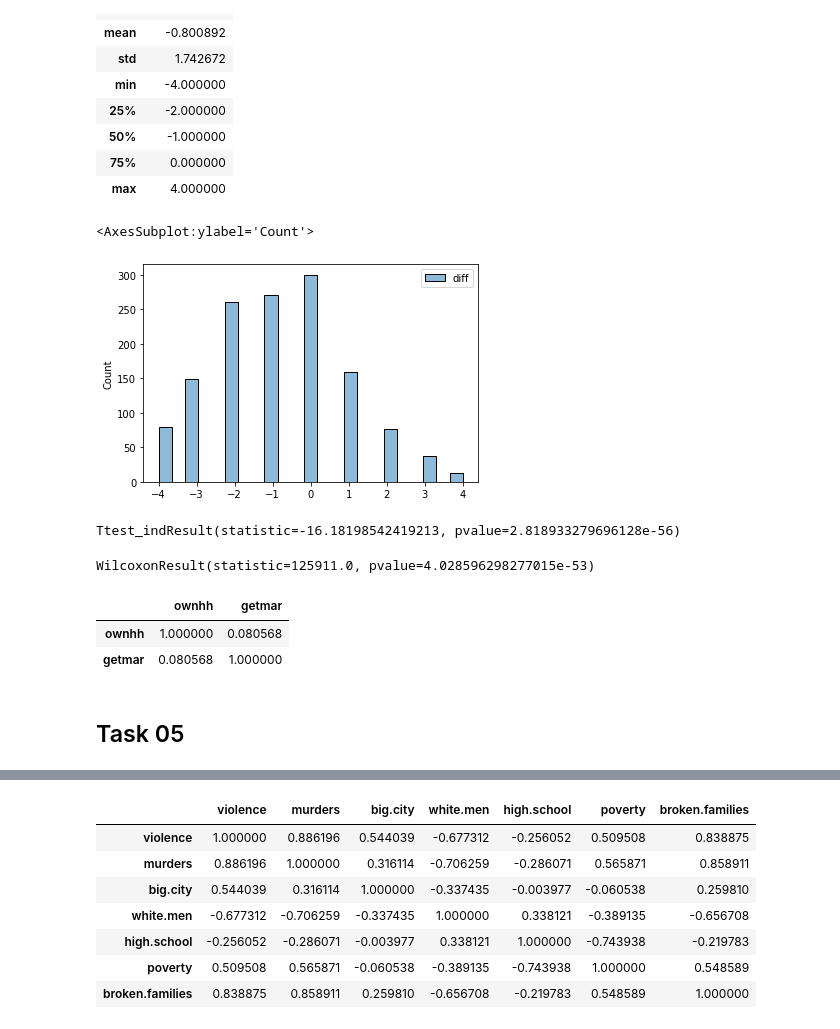
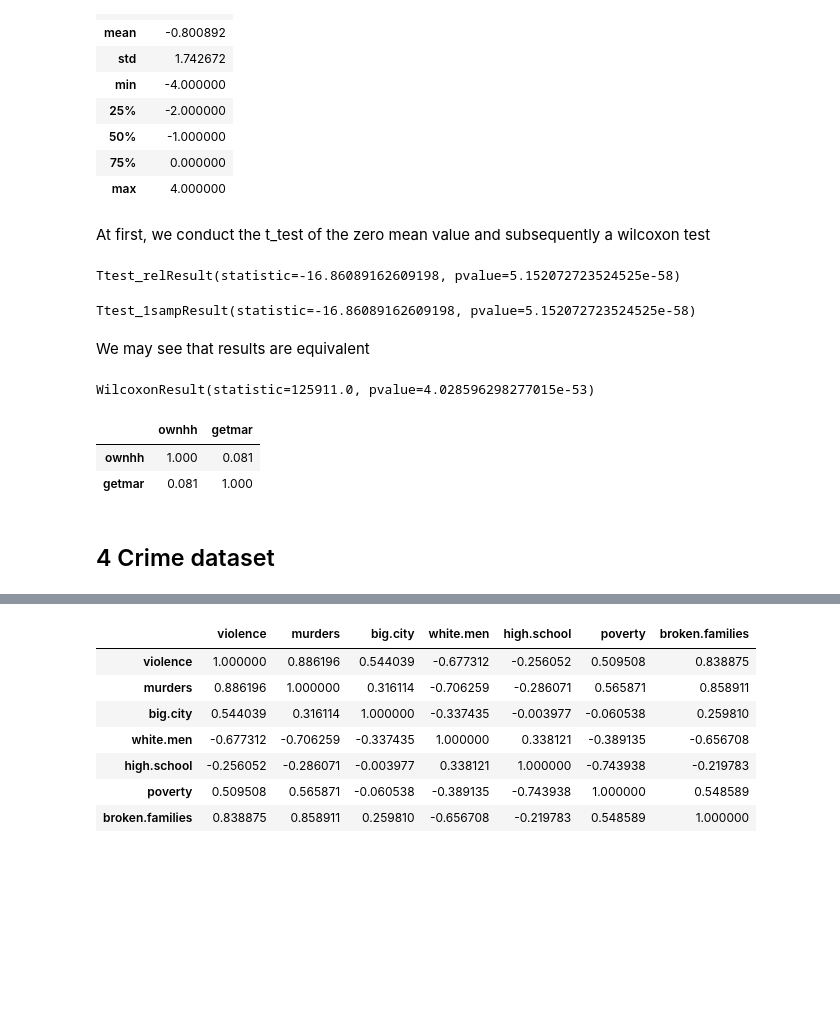
Before and after one commit to VondracekS/VSM, a Jupyter notebook: Notebooks/exc_02.ipynb, the cells around one changed output, grey strips where cells are left out. Saved outputs shown, nothing was run; the diff lists cells and outputs as text; code cells hidden in the pictures; blank space fills up the shorter version.

```diff
--- a/Notebooks/exc_02.ipynb
+++ b/Notebooks/exc_02.ipynb
@@ -75,26 +151,29 @@ hh_marriage[['diff']].describe()
 | 50% | -1.000000 |
 | 75% | 0.000000 |
 | max | 4.000000 |
-# %%
-sns.histplot(hh_marriage[['diff']])
-# %% [output]
-<AxesSubplot:ylabel='Count'>
-[figure, removed]
+# %% [markdown]
+At first, we conduct the t_test of the zero mean value and subsequently a wilcoxon test
 # %%
-stats.ttest_ind(hh_marriage['ownhh'], hh_marriage['getmar'])
+stats.ttest_rel(hh_marriage['ownhh'], hh_marriage['getmar'])
 # %% [output]
-Ttest_indResult(statistic=-16.18198542419213, pvalue=2.818933279696128e-56)
+Ttest_relResult(statistic=-16.86089162609198, pvalue=5.152072723524525e-58)
+# %%
+stats.ttest_1samp(hh_marriage['diff'], popmean=0)
+# %% [output]
+Ttest_1sampResult(statistic=-16.86089162609198, pvalue=5.152072723524525e-58)
+# %% [markdown]
+We may see that results are equivalent
 # %%
 stats.wilcoxon(hh_marriage['ownhh'], hh_marriage['getmar'])
 # %% [output]
 WilcoxonResult(statistic=125911.0, pvalue=4.028596298277015e-53)
 # %%
-hh_marriage[['ownhh', 'getmar']].corr()
+hh_marriage[['ownhh', 'getmar']].corr().apply(lambda x: round(x, 3))
 # %% [output]
 |  | ownhh | getmar |
-| ownhh | 1.000000 | 0.080568 |
-| getmar | 0.080568 | 1.000000 |
+| ownhh | 1.000 | 0.081 |
+| getmar | 0.081 | 1.000 |
-# %% [markdown]
-## Task 05
+# %% [markdown]
+## 4 Crime dataset
 # %%
 crime = pd.read_csv("../Data/criminality.csv")
```
Also changed, not shown: parts of 43 cells of this notebook, 8 other files.
